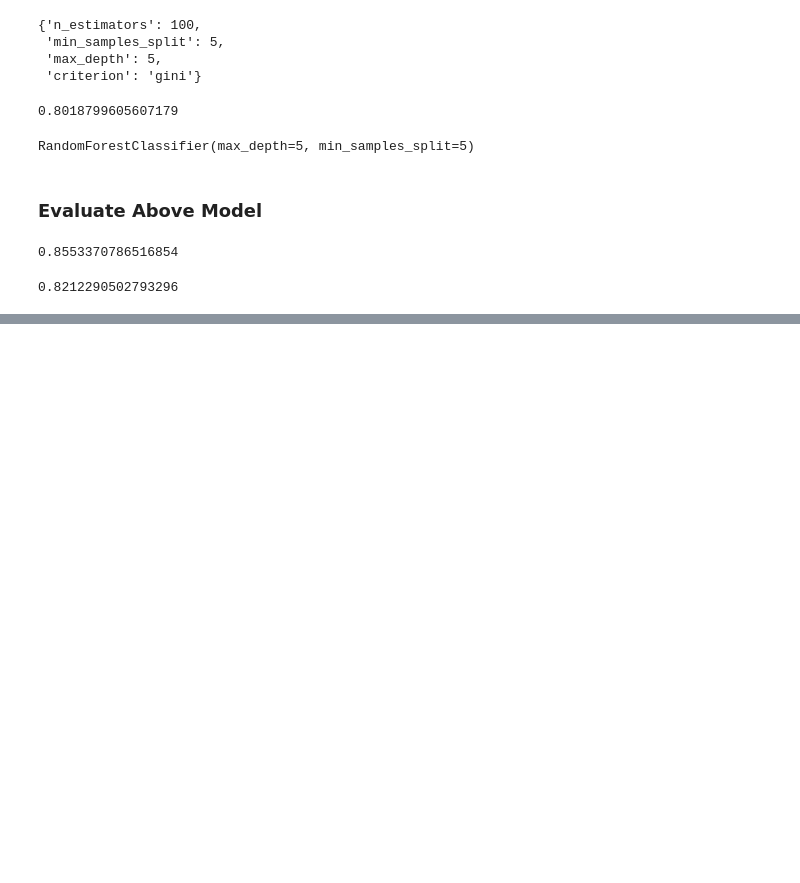
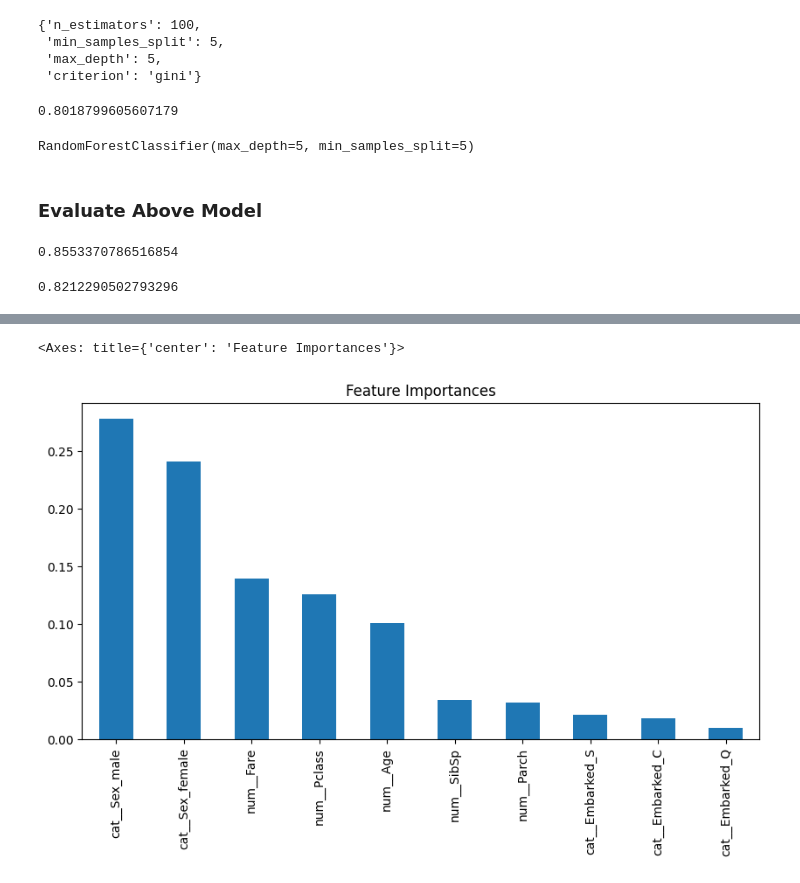
Before and after one commit to KhanFaisa/Machine-Learning-Project, a Jupyter notebook: Ensemble/Ensemble.ipynb, the cells around one changed output, grey strips where cells are left out. Saved outputs shown, nothing was run; the diff lists cells and outputs as text; code cells hidden in the pictures; blank space fills up the shorter version.

```diff
--- a/Ensemble/Ensemble.ipynb
+++ b/Ensemble/Ensemble.ipynb
@@ -240,0 +287,4 @@ best_rfc.score(xtest, ytest)
+# %%
+gbc = GradientBoostingClassifier()
+rscv_gb = RandomizedSearchCV(gbc, param_distributions=params2, cv=5, scoring='f1_macro')
+rscv_gb.fit(xtrain, ytrain)
@@ -240,0 +329,3 @@ best_rfc.score(xtest, ytest)
+# %%
+imp = best_rfc.feature_importances_
+imp
@@ -240,0 +342,4 @@ best_rfc.score(xtest, ytest)
+# %%
+imp = pd.Series(imp)
+imp.index = xtrain.columns
+imp
@@ -240,0 +365,4 @@ best_rfc.score(xtest, ytest)
+# %%
+imp = pd.Series(imp)
+imp.index = xtrain.columns
+imp
@@ -240,0 +395,7 @@ best_rfc.score(xtest, ytest)
+# %%
+imp.sort_values(ascending=False).plot(kind='bar',
+                                      figsize=(10, 5),
+                                      title='Feature Importances')
+# %% [output]
+<Axes: title={'center': 'Feature Importances'}>
+[figure, added]
```
Also changed, not shown: parts of 42 cells of this notebook, 1 other file.
